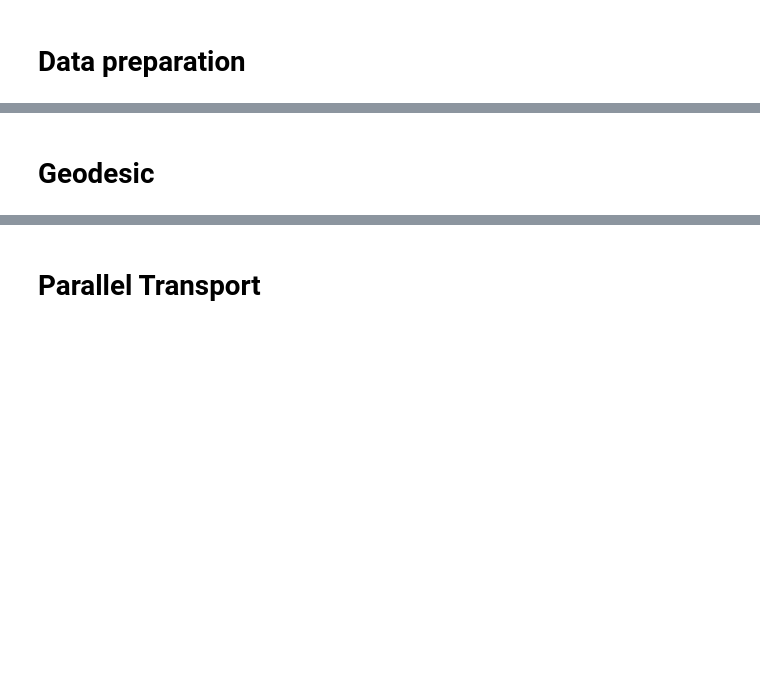
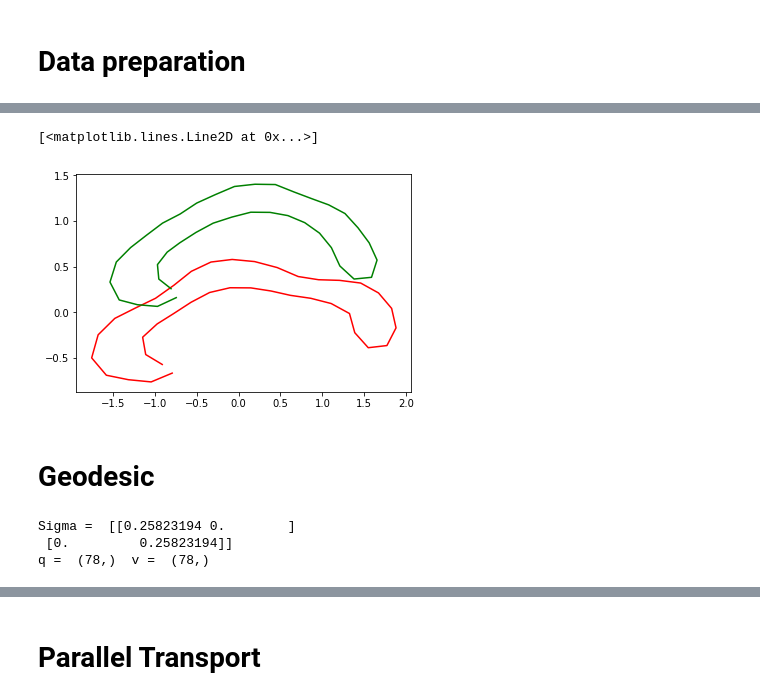
Before and after one commit to SomeoneSerge/theanogeometry, a Jupyter notebook: papers/Computational_Anatomy_in_Theano.ipynb, the cells around one changed output, grey strips where cells are left out. Cells and saved outputs as stored; diff of their text form; code cells hidden in the pictures; blank space fills up the shorter version.

```diff
--- a/papers/Computational_Anatomy_in_Theano.ipynb
+++ b/papers/Computational_Anatomy_in_Theano.ipynb
@@ -63,2 +74,31 @@ plt.plot(m[:,0],m[:,1],linewidth=3,color = 'k')
+# %%
+q = qsr[0,:,:]
+q1 = qsr[16,:,:]
+q1[:,1] = q1[:,1] + 0.8
+plt.plot(q[:,0],q[:,1], 'r')
+plt.plot(q1[:,0],q1[:,1], 'g')
+# %% [output]
+[<matplotlib.lines.Line2D at 0x...>]
+[figure, added]
 # %% [markdown]
 # Geodesic
+# %%
+#x0 = np.mean(qs[:,:,:], axis = 0)
+#ind = np.arange(0,N0,5)
+#dist = np.zeros(5)
+#for i in range(5):
+#    dist[i] = np.sqrt(np.sum((x0[ind[i],:] - x0[ind[i]+1,:])**2))
+
+M.k_sigma.set_value(np.diag((np.mean(dist),np.mean(dist))))
+print("Sigma = ", M.k_sigma.get_value())
+
+M.N.set_value(N0)
+
+q = x0.flatten()
+v = np.vstack((np.zeros((N0)),1*np.ones((N0)))).T.flatten()
+print("q = ", q.shape, " v = ", v.shape)
+p = M.flatf(q,v)
+# %% [output]
+Sigma =  [[0.25823194 0.        ]
+ [0.         0.25823194]]
+q =  (78,)  v =  (78,)
```
Also changed, not shown: parts of 9 cells of this notebook, 9 other files.
